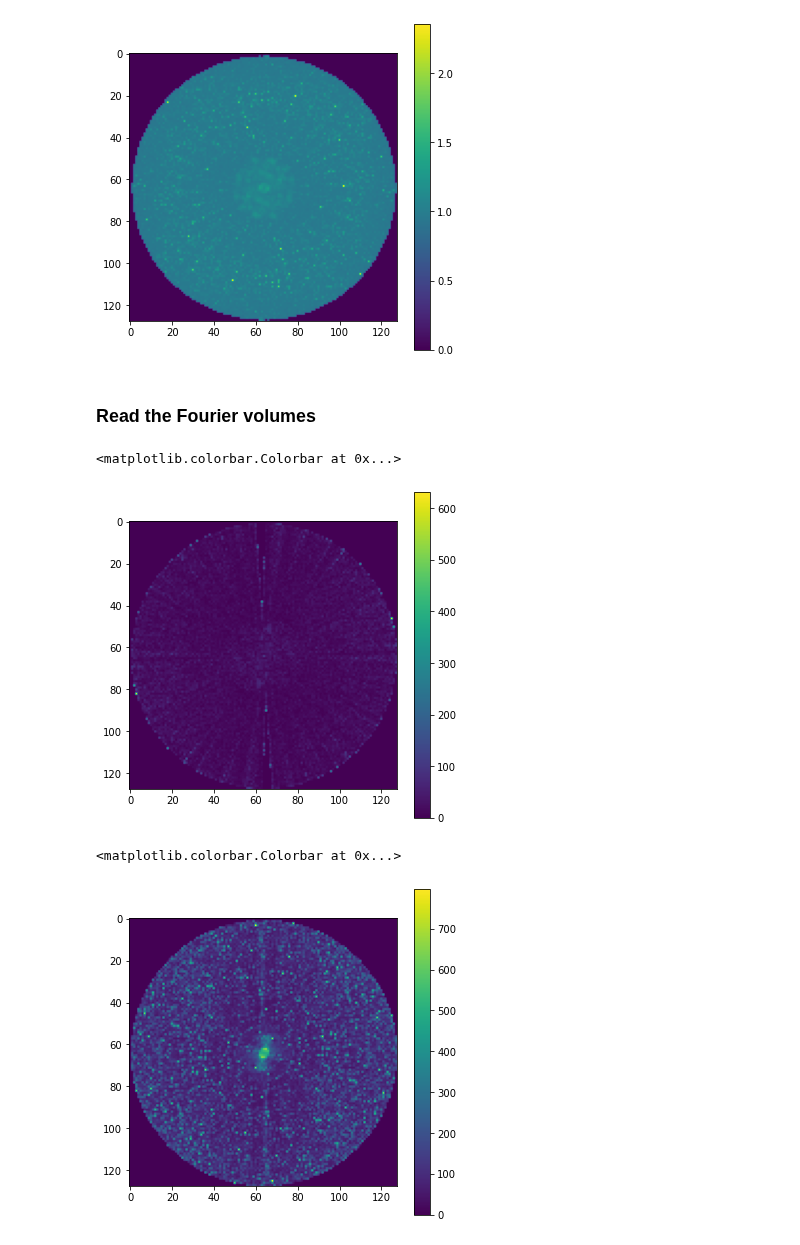
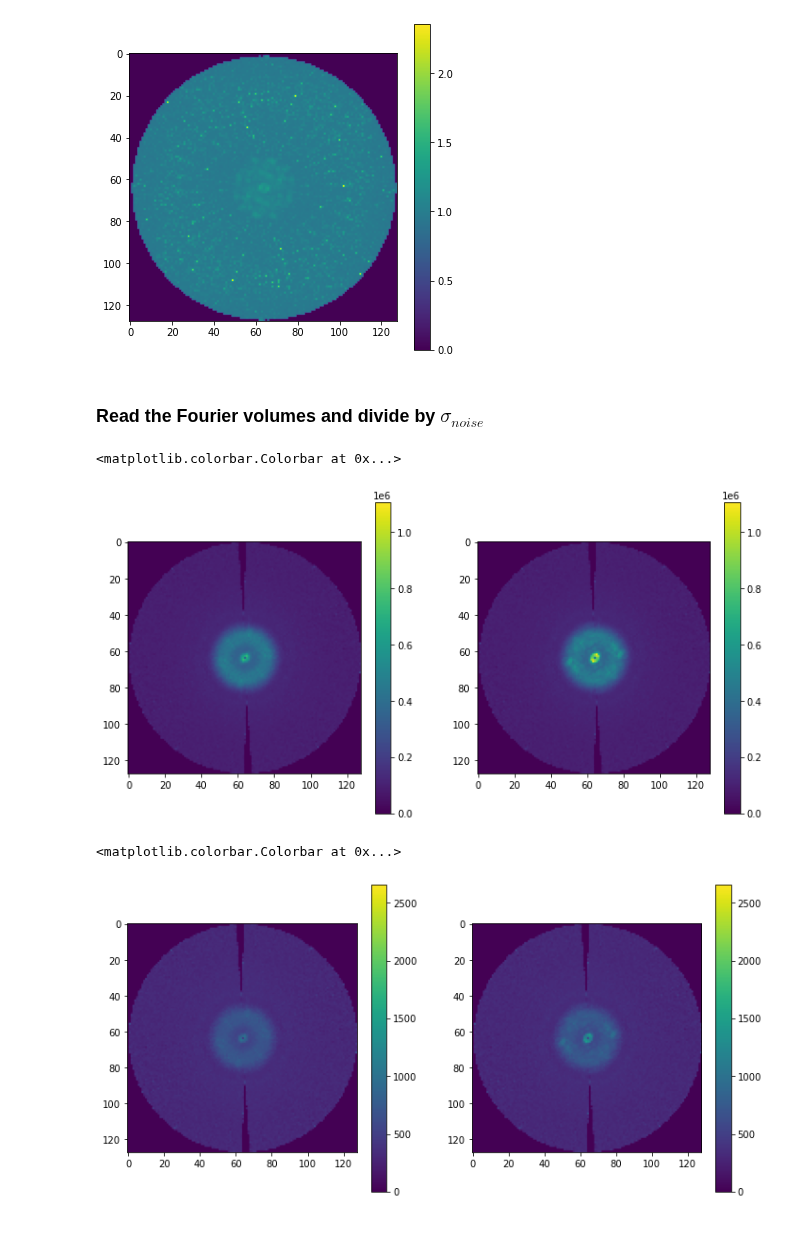
Before and after one commit to bogdantoader/simplecryoem, a Jupyter notebook: nb/Volume_residual.ipynb, the cells around one changed output. Saved outputs shown, nothing was run; the diff lists cells and outputs as text; code cells hidden in the pictures.

```diff
--- a/nb/Volume_residual.ipynb
+++ b/nb/Volume_residual.ipynb
@@ -330,5 +349,5 @@ mip_z(rv); plt.colorbar()
 <matplotlib.colorbar.Colorbar at 0x...>
 [figure]
 # %% [markdown]
-### Read the Fourier volumes
+### Read the Fourier volumes and divide by $\sigma_{noise}$
 # %%
@@ -336,12 +356,16 @@ cvidx = 1
 # %%
-with open(f"../data/cryodrgn_crossvalidation/cv{cvidx}_relion_proj_{nx}", 'rb') as file:
+with mrcfile.open(f"../data/cryodrgn_crossvalidation/cv{cvidx}_relion_{nx}_imgs.mrc") as file:
     # Call load method to deserialze
-    proj = pickle.load(file)
+    vol_img = file.data
 
-with open(f"../data/cryodrgn_crossvalidation/cv{cvidx}_relion_img_{nx}", 'rb') as file:
+with mrcfile.open(f"../data/cryodrgn_crossvalidation/cv{cvidx}_relion_{nx}_resid.mrc") as file:
     # Call load method to deserialze
-    img_vol = pickle.load(file)
+    vol_resid = file.data
 
-sigma_vol = mrcfile.open(f"../data/cryodrgn_crossvalidation/cv{cvidx}_relion_img_{nx}_sigma.mrc").data
-vol_counts = mrcfile.open(f"../data/cryodrgn_crossvalidation/cv{cvidx}_relion_img_{nx}_counts.mrc").data
-vol_counts2 = mrcfile.open(f"../data/cryodrgn_crossvalidation/cv{cvidx}_relion_proj_{nx}_counts.mrc").data
+with mrcfile.open(f"../data/cryodrgn_crossvalidation/cv{cvidx}_relion_{nx}_sigma.mrc") as file:
+    # Call load method to deserialze
+    vol_sigma = file.data
+
+with mrcfile.open(f"../data/cryodrgn_crossvalidation/cv{cvidx}_relion_{nx}_counts.mrc") as file:
+    # Call load method to deserialze
+    vol_counts = file.data
@@ -353,10 +375,26 @@ resid0_sig = resid0/(sigma_vol+1)
 # %%
-plt.imshow(resid[64]); plt.colorbar()
+plt.rcParams["figure.figsize"]=12,6
+
+vmax = jnp.max(jnp.abs(vol_img))
+
+plt.subplot(1,2,1)
+plt.imshow(jnp.abs(vol_resid[64]), vmax=vmax); plt.colorbar()
+
+plt.subplot(1,2,2)
+plt.imshow(jnp.abs(vol_img[64]), vmax=vmax); plt.colorbar()
 # %% [output]
 <matplotlib.colorbar.Colorbar at 0x...>
-[figure, old version]
+[figure, new version]
 # %%
-mip_x(resid0); plt.colorbar()
+plt.rcParams["figure.figsize"]=12,6
+
+vmax_sig = jnp.max(jnp.abs(vol_img_sig))
+
+plt.subplot(1,2,1)
+plt.imshow(jnp.abs(vol_resid_sig[64]), vmax=vmax_sig); plt.colorbar()
+
+plt.subplot(1,2,2)
+plt.imshow(jnp.abs(vol_img_sig[64]), vmax=vmax_sig); plt.colorbar()
 # %% [output]
 <matplotlib.colorbar.Colorbar at 0x...>
-[figure, old version]
+[figure, new version]
```
Also changed, not shown: parts of 41 cells of this notebook, 4 other files.
